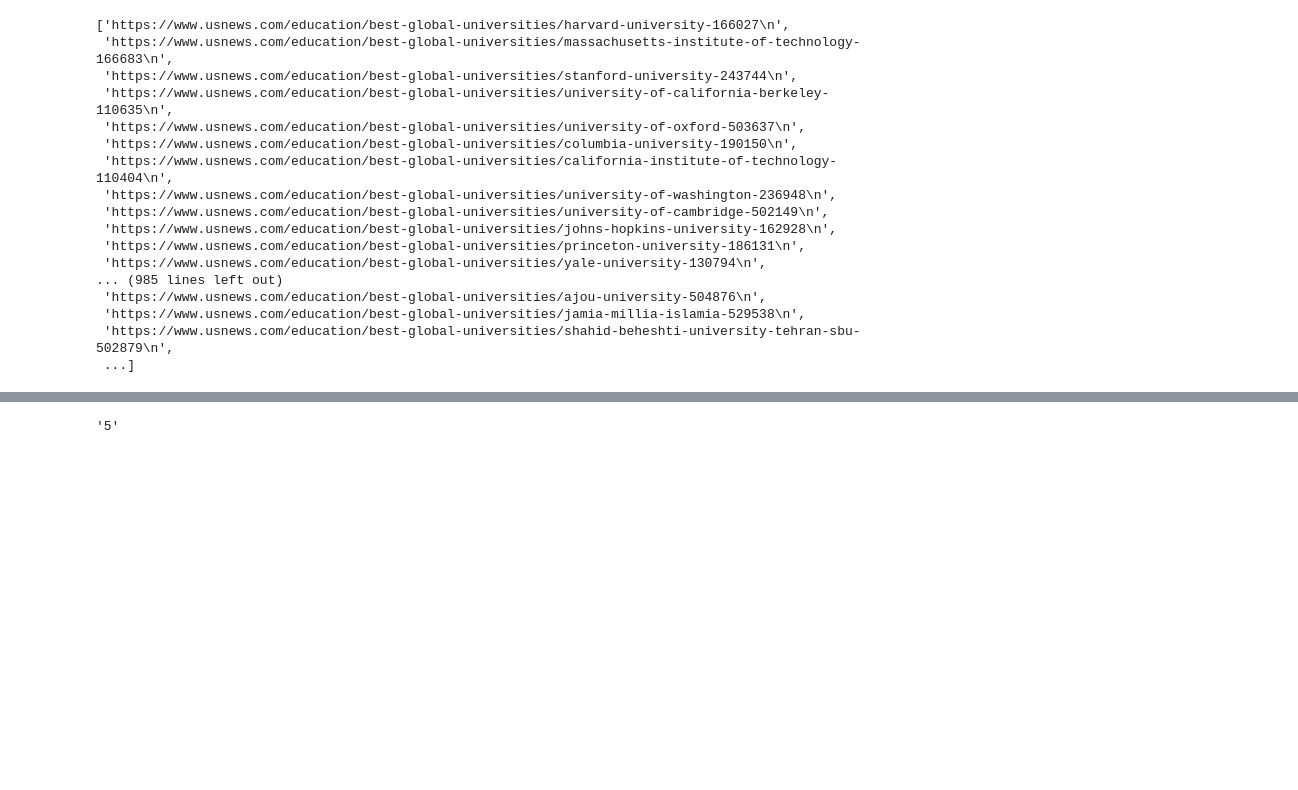
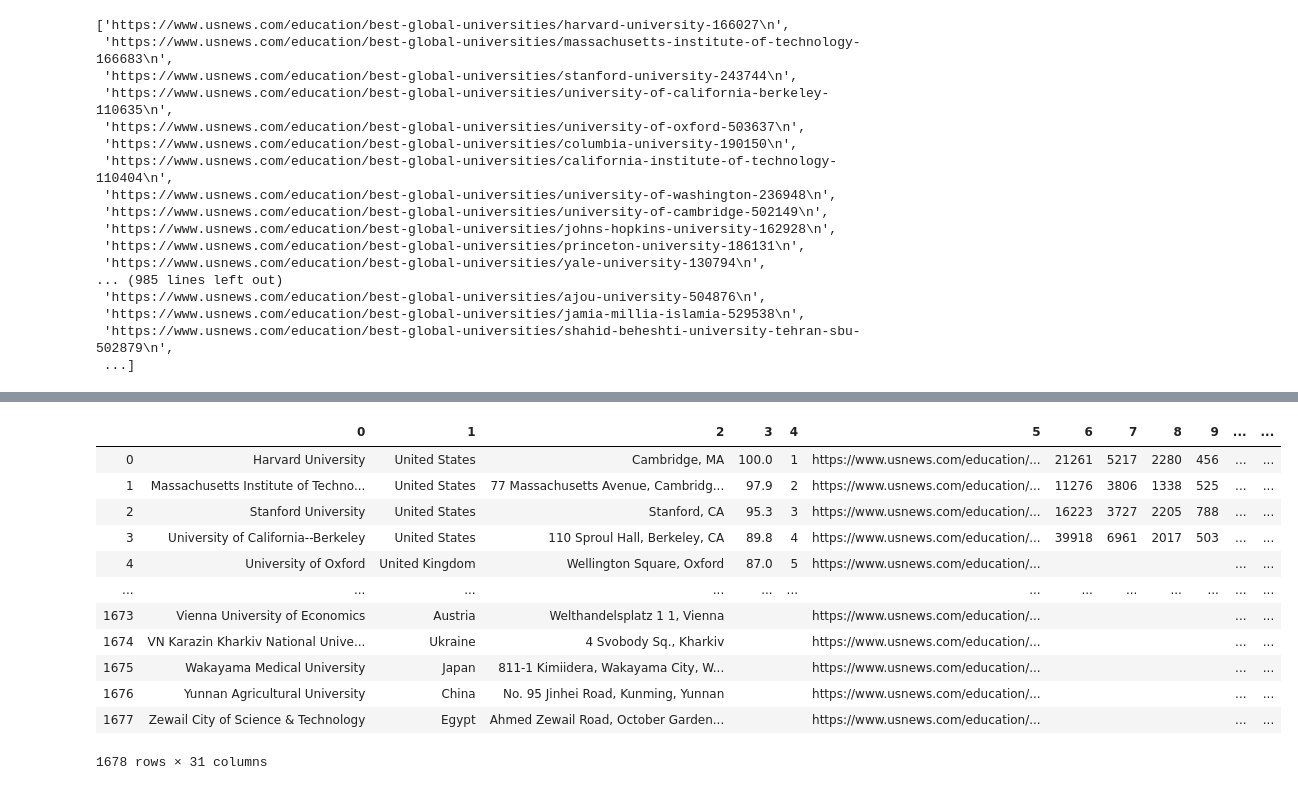
Before and after one commit to Arsener/Just_Scrapy, a Jupyter notebook: USNews/get_detail.ipynb, the cells around one changed output, grey strips where cells are left out. Cells and saved outputs as stored; diff of their text form; code cells hidden in the pictures; blank space fills up the shorter version.

```diff
--- a/USNews/get_detail.ipynb
+++ b/USNews/get_detail.ipynb
@@ -32,18 +44,6 @@ urls
 agent = {"User-Agent":'Mozilla/5.0 (Windows NT 10.0; Win64; x64) AppleWebKit/537.36 (KHTML, like Gecko) Chrome/78.0.3904.87 Safari/537.36'}
 querystring = {"format": "json"}
 data = []
-
-def address(a, b, c):
-    return ', '.join([t for t in [a, b, c] if t is not None])
-
-def i(a):
-    return '' if a is None else str(int(a))
-
-def f(a):
-    return '' if a is None else str(float(a))
-
-def s(a):
-    return '#' + i(a)
 
 cnt = 0
 for url in urls:
@@ -62,7 +62,7 @@ for url in urls:
         uni['country'],
         address(uni['street_address'], uni['city'], uni['country_subdivision']),
         f(uni['overall_score']),
-        i(uni['overall_rank']),
+        tie(uni['overall_rank'], uni['is_tied_global']),
         url.strip(),
         i(uni['total_students']),
         i(uni['num_intl_students']),
@@ -76,19 +76,19 @@ for url in urls:
         i(uni['mstrs_intake']),
         i(uni['phd_intake']),
         f(uni['overall_score']),
-        s(uni['reputation_global_rank']),
-        s(uni['reputation_local_rank']),
-        s(uni['papers_rank']),
-        s(uni['books_rank']),
-        s(uni['conference_rank']),
-        s(uni['citations_rank']),
-        s(uni['research_power_rank']),
-        s(uni['highly_cited_count_rank']),
-        s(uni['highly_cited_proportion_rank']),
-        s(uni['collaboration_rank']),
-        s(uni['international_collaboration_log10']),
-        s(uni['highly_cited_papers_esi_log10']),
-        s(uni['percent_highly_cited_papers_esi'])
+        i(uni['reputation_global_rank']),
+        i(uni['reputation_local_rank']),
+        i(uni['papers_rank']),
+        i(uni['books_rank']),
+        i(uni['conference_rank']),
+        i(uni['citations_rank']),
+        i(uni['research_power_rank']),
+        i(uni['highly_cited_count_rank']),
+        i(uni['highly_cited_proportion_rank']),
+        i(uni['collaboration_rank']),
+        i(uni['international_collaboration_log10']),
+        i(uni['highly_cited_papers_esi_log10']),
+        i(uni['percent_highly_cited_papers_esi'])
     ]
 
     data.append([str(u) for u in uni_data])
@@ -122,7 +132,19 @@ data
-# %%
-def i(a):
-    return '' if a is None else str(int(a))
-
-i(5.0)
-# %% [output]
-'5'
+# %%
+import pandas as pd
+columns = [str(i) for i in range(31)]
+df = pd.DataFrame(data, columns=columns)
+df
+# %% [output]
+|  | 0 | 1 | 2 | 3 | 4 | 5 | 6 | 7 | 8 | 9 | ... | ... |
+| 0 | Harvard University | United States | Cambridge, MA | 100.0 | 1 | https://www.usnews.com/education/... | 21261 | 5217 | 2280 | 456 | ... | ... |
+| 1 | Massachusetts Institute of Techno... | United States | 77 Massachusetts Avenue, Cambridg... | 97.9 | 2 | https://www.usnews.com/education/... | 11276 | 3806 | 1338 | 525 | ... | ... |
+| 2 | Stanford University | United States | Stanford, CA | 95.3 | 3 | https://www.usnews.com/education/... | 16223 | 3727 | 2205 | 788 | ... | ... |
+| 3 | University of California--Berkeley | United States | 110 Sproul Hall, Berkeley, CA | 89.8 | 4 | https://www.usnews.com/education/... | 39918 | 6961 | 2017 | 503 | ... | ... |
+| 4 | University of Oxford | United Kingdom | Wellington Square, Oxford | 87.0 | 5 | https://www.usnews.com/education/... |  |  |  |  | ... | ... |
+| ... | ... | ... | ... | ... | ... | ... | ... | ... | ... | ... | ... | ... |
+| 1673 | Vienna University of Economics | Austria | Welthandelsplatz 1 1, Vienna |  |  | https://www.usnews.com/education/... |  |  |  |  | ... | ... |
+| 1674 | VN Karazin Kharkiv National Unive... | Ukraine | 4 Svobody Sq., Kharkiv |  |  | https://www.usnews.com/education/... |  |  |  |  | ... | ... |
+| 1675 | Wakayama Medical University | Japan | 811-1 Kimiidera, Wakayama City, W... |  |  | https://www.usnews.com/education/... |  |  |  |  | ... | ... |
+| 1676 | Yunnan Agricultural University | China | No. 95 Jinhei Road, Kunming, Yunnan |  |  | https://www.usnews.com/education/... |  |  |  |  | ... | ... |
+| 1677 | Zewail City of Science & Technology | Egypt | Ahmed Zewail Road, October Garden... |  |  | https://www.usnews.com/education/... |  |  |  |  | ... | ... |
+1678 rows × 31 columns
```
Also changed, not shown: parts of 4 cells of this notebook, 2 other files.
